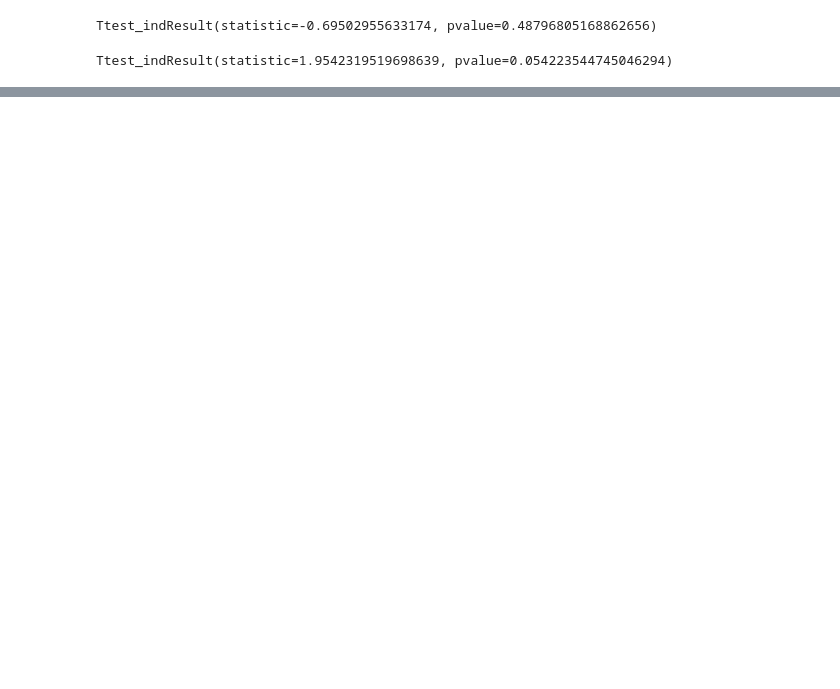
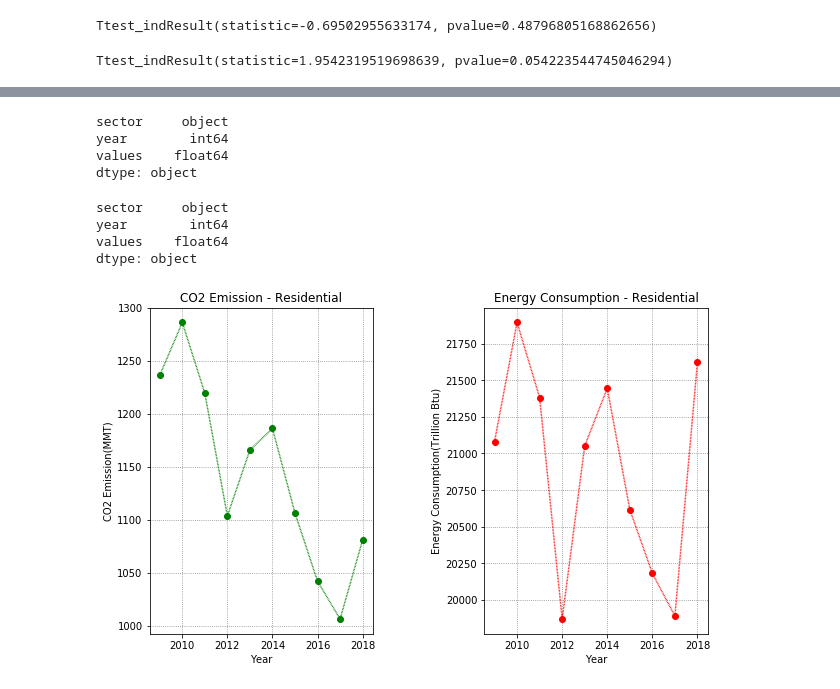
Before and after one commit to DanielMJones2005/Project-1, a Jupyter notebook: work_files/DataVisualization.ipynb, the cells around one changed output, grey strips where cells are left out. Saved outputs shown, nothing was run; the diff lists cells and outputs as text; code cells hidden in the pictures; blank space fills up the shorter version.

```diff
--- a/work_files/DataVisualization.ipynb
+++ b/work_files/DataVisualization.ipynb
@@ -426,0 +436,5 @@ Ttest_indResult(statistic=1.9542319519698639, pvalue=0.054223544745046294)
+# %%
+energy_cons_df = pd.read_csv("MasterConsumptionResComTrnInd.csv")
+energy_cons_df = energy_cons_df[["sector", "year", "value"]]
+energy_cons_df = energy_cons_df.loc[energy_cons_df["year"] > 2008 ]
+energy_cons_df
@@ -426,0 +459,7 @@ Ttest_indResult(statistic=1.9542319519698639, pvalue=0.054223544745046294)
+# %%
+ec_sec_group_value_df = energy_cons_df[["year", "sector", "value"]]
+
+ec_sec_group_value_df = ec_sec_group_value_df.groupby(["sector", "year" ])["value"].sum()
+ec_sec_group_value_df = pd.DataFrame({"values":ec_sec_group_value_df})
+ec_sec_group_value_df = ec_sec_group_value_df.reset_index()
+ec_sec_group_value_df
@@ -426,0 +507,51 @@ Ttest_indResult(statistic=1.9542319519698639, pvalue=0.054223544745046294)
+# %%
+ec_sec_group_value_df.dtypes
+# %% [output]
+sector     object
+year        int64
+values    float64
+dtype: object
+# %%
+co2_sec_group_value_df.dtypes
+# %% [output]
+sector     object
+year        int64
+values    float64
+dtype: object
+# %%
+plt.figure(figsize=(10, 6))
+plt.subplot(1, 2, 1)
+plt.subplots_adjust(hspace=.5)
+
+plt.subplots_adjust (wspace=.5)
+
+# plt.plot(x_ind, y_ind, color="red", linestyle=(0, (.5,.5)), marker="o")
+# plt.title("Industrial")
+# plt.grid(b=True, which='major', color='black', linestyle=':', alpha=0.5)
+# plt.xlabel("Year")
+# plt.ylabel("CO2 Emission(MMT)")
+
+# plt.subplot(2, 2, 2)
+# plt.plot(x_com, y_com, color="blue", linestyle=(0, (.5,.5)), marker="o")
+# plt.title("Commercial")
+# plt.grid(b=True, which='major', color='black', linestyle=':', alpha=0.5)
+# plt.xlabel("Year")
+# plt.ylabel("CO2 Emission(MMT)"
+
+plt.subplot(1, 2, 1)
+plt.plot(x_resCO2, y_resCO2, color="green", linestyle=(0, (.5,.5)), marker="o")
+plt.title("CO2 Emission - Residential")
+plt.grid(b=True, which='major', color='black', linestyle=':', alpha=0.5)
+plt.xlabel("Year")
+plt.ylabel("CO2 Emission(MMT)")
+
+plt.subplot(1, 2, 2)
+plt.plot(x_resEC, y_resEC, color="red", linestyle=(0, (.5,.5)), marker="o")
+plt.title("Energy Consumption - Residential")
+plt.grid(b=True, which='major', color='black', linestyle=':', alpha=0.5)
+plt.xlabel("Year")
+plt.ylabel("Energy Consumption(Trillion Btu)")
+plt.savefig("EnergyConsumptionAndCO2Emission.png")
+plt.show()
+# %% [output]
+[figure, added]
```
Also changed, not shown: parts of 19 cells of this notebook.
